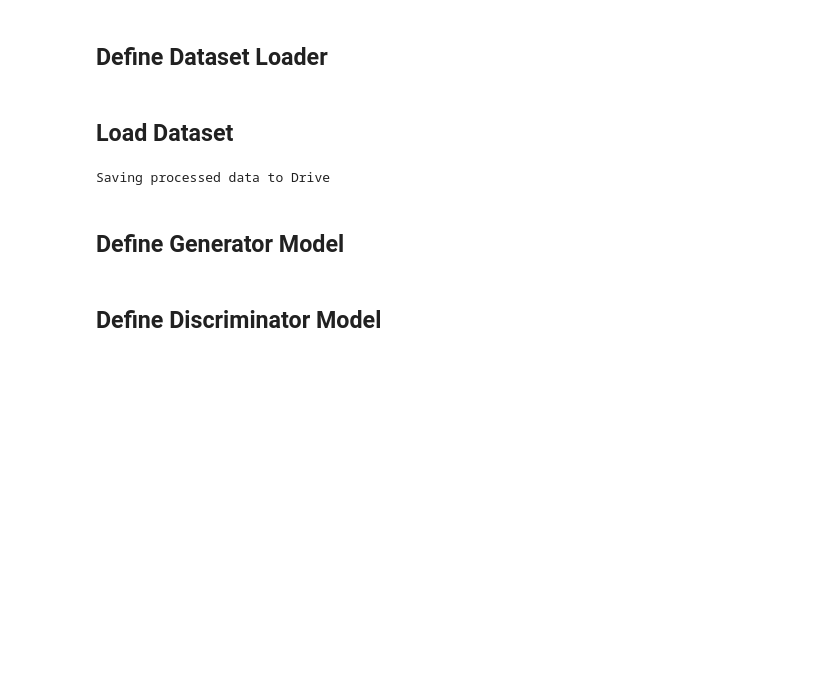
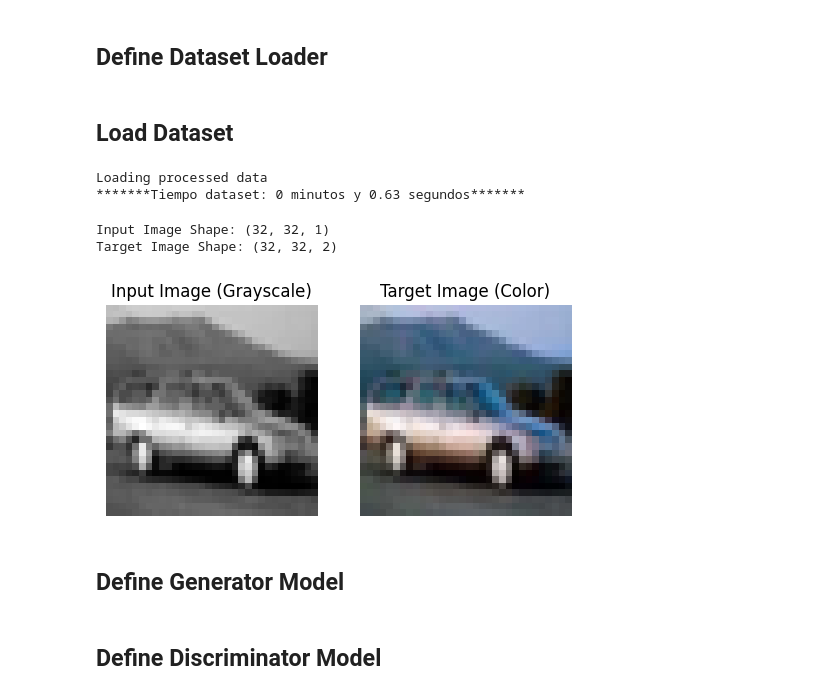
Before and after one commit to pintamonas4575/RLGAN-project-MAADM-UPM, a Jupyter notebook: RLGAN-p2-GAN.ipynb, the cells around one changed output. Saved outputs shown, nothing was run; the diff lists cells and outputs as text; code cells hidden in the pictures; blank space fills up the shorter version.

```diff
--- a/RLGAN-p2-GAN.ipynb
+++ b/RLGAN-p2-GAN.ipynb
@@ -9,6 +9,7 @@ import sys
 import time
 import numpy as np
 import tensorflow as tf
+import matplotlib.axes
 import matplotlib.pyplot as plt
 from datetime import datetime
 from skimage.color import rgb2lab, lab2rgb
@@ -16,7 +17,7 @@ from pathlib import Path
 from tqdm import tqdm
 
 from keras.layers import (
-    Activation, AveragePooling2D, BatchNormalization,
+    Activation, AveragePooling2D, MaxPooling2D, BatchNormalization,
     Conv2D, Dense, Dropout, Flatten, LeakyReLU, UpSampling2D
 )
 from keras.optimizers import Adam
@@ -32,15 +33,14 @@ tf.config.experimental.set_memory_growth(physical_devices[0], True)
 
 # Constants
 IMAGE_SIZE = 32
-EPOCHS = 200
-BATCH_SIZE = 128
+BATCH_SIZE = 64
 SHUFFLE_BUFFER_SIZE = 100
 
 WORKDIR = "results_p2"
 
 # Create directories
 Path(WORKDIR).mkdir(parents=True, exist_ok=True)
-Path(f"{WORKDIR}/GAN_results").mkdir(parents=True, exist_ok=True)
+# Path(f"{WORKDIR}/GAN_results").mkdir(parents=True, exist_ok=True)
 # %% [output]
 TF version: 2.9.0
 [PhysicalDevice(name='/physical_device:GPU:0', device_type='GPU')]
@@ -101,8 +101,8 @@ def load_data(force=False):
 
     if not is_saved_arrays_exist or force:  # If the processed data does not exist or if force is True, process the data
         (train_images, _), (test_images, _) = cifar10.load_data()  # Load the CIFAR-10 dataset
-        X_train, Y_train = generate_dataset(train_images)  # Process the training images
-        X_test, Y_test = generate_dataset(test_images)  # Process the testing images
+        X_train, Y_train = generate_dataset(train_images, debug=False)  # Process the training images
+        X_test, Y_test = generate_dataset(test_images, debug=True)  # Process the testing images
         print('Saving processed data')
         np.save(os.path.join(WORKDIR, 'X_train.npy'), X_train)  # Save the processed training data to the disk
         np.save(os.path.join(WORKDIR, 'Y_train.npy'), Y_train)  # Save the processed training data to the disk
@@ -119,6 +119,7 @@ def load_data(force=False):
 # %% [markdown]
 ## Load Dataset
 # %%
+start = time.time()
 # Load the processed training and testing data
 X_train, Y_train, X_test, Y_test = load_data()
 
@@ -131,8 +132,40 @@ test_dataset = tf.data.Dataset.from_tensor_slices((X_test, Y_test))
 # BATCH_SIZE determines the number of samples that will be propagated through the network at once
 train_dataset = train_dataset.shuffle(SHUFFLE_BUFFER_SIZE).batch(BATCH_SIZE)
 test_dataset = test_dataset.batch(BATCH_SIZE)
+
+minutos, segundos = divmod(time.time()-start, 60)
+print(f"*******Tiempo dataset: {int(minutos)} minutos y {segundos:.2f} segundos*******")
 # %% [output]
-Saving processed data to Drive
+Loading processed data
+*******Tiempo dataset: 0 minutos y 0.63 segundos*******
+# %%
+# Get the first element from the training dataset
+for input_image, target in train_dataset.take(1):
+    print('Input Image Shape:', input_image[0].shape)
+    print('Target Image Shape:', target[0].shape)
+    first_input_image = input_image[0]
+    first_target = target[0]
+
+plt.figure(figsize=(6, 3))
+plt.subplot(1, 2, 1)
+plt.imshow(first_input_image.numpy().reshape(IMAGE_SIZE, IMAGE_SIZE), cmap='gray')
+plt.title('Input Image (Grayscale)')
+plt.axis('off')
+
+# Convert the LAB image to RGB for visualization
+first_target_lab = np.dstack((first_input_image.numpy().reshape(IMAGE_SIZE, IMAGE_SIZE), first_target.numpy() * 128))
+first_target_rgb = lab2rgb(first_target_lab)
+
+plt.subplot(1, 2, 2)
+plt.imshow(first_target_rgb)
+plt.title('Target Image (Color)')
+plt.axis('off')
+
+plt.show()
+# %% [output]
+Input Image Shape: (32, 32, 1)
+Target Image Shape: (32, 32, 2)
+[figure, added]
 # %% [markdown]
 ## Define Generator Model
 # %%
```
Also changed, not shown: parts of 9 cells of this notebook, 4 other files.
